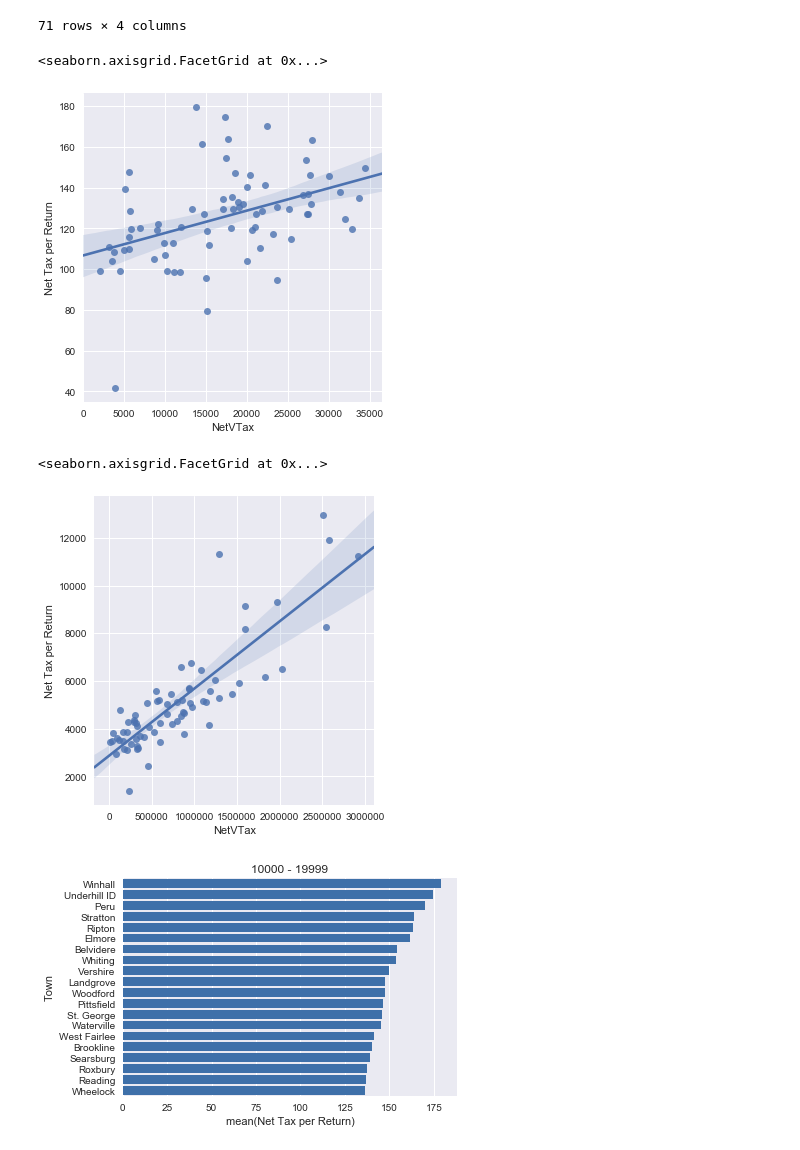
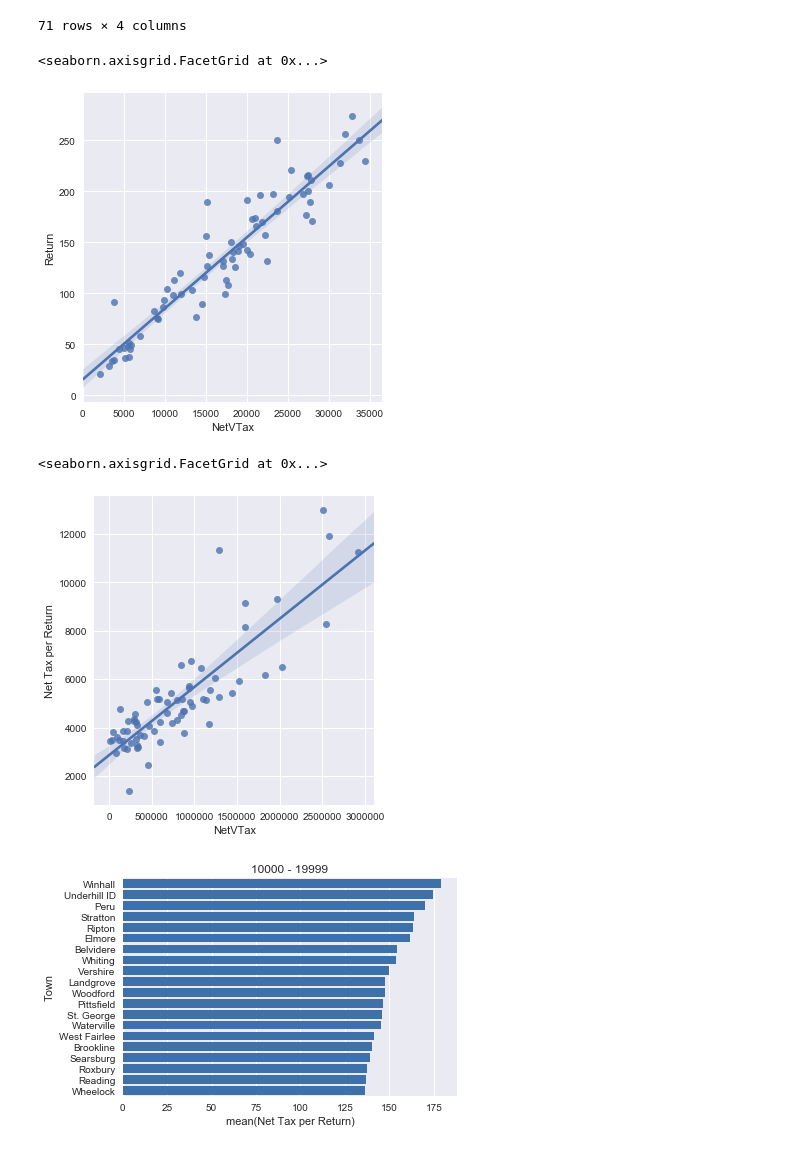
Before and after one commit to VCGIkefortney/Income-Tax-Data-Cleaning-Town-2005-2015, a Jupyter notebook: Town Income Tax Data Exploration.ipynb, the cells around one changed output. Saved outputs shown, nothing was run; the diff lists cells and outputs as text; code cells hidden in the pictures.

Commit message:
Additional code for cleaning towns

```diff
--- a/Town Income Tax Data Exploration.ipynb
+++ b/Town Income Tax Data Exploration.ipynb
@@ -16,15 +17,3 @@ towntax = pd.read_csv("cumltowntaxincome.csv")
 towntax = towntax.replace('*', np.NaN)
 towntax = towntax.replace(' ', np.NaN)
 towntax = towntax.replace('* ', np.NaN)
-# %%
-towntax['Return'] = pd.to_numeric(towntax['Return'])
-towntax['Exempt'] = pd.to_numeric(towntax['Exempt'])
-towntax['MarJnt'] = pd.to_numeric(towntax['MarJnt'])
-towntax['Single'] = pd.to_numeric(towntax['Single'])
-towntax['MarSep'] = pd.to_numeric(towntax['MarSep'])
-towntax['HdHous'] = pd.to_numeric(towntax['HdHous'])
-towntax['AGI'] = pd.to_numeric(towntax['AGI'])
-towntax['FedTI'] = pd.to_numeric(towntax['FedTI'])
-towntax['VTI'] = pd.to_numeric(towntax['VTI'])
-towntax['NetVTax'] = pd.to_numeric(towntax['NetVTax'])
-towntax.info()
@@ -49,0 +20,5 @@ memory usage: 1.4+ MB
+# %%
+colname = ['Return','Exempt','MarJnt','Single','MarSep','HdHous','AGI','FedTI','VTI','NetVTax']
+
+for x in colname:
+    towntax[x] = pd.to_numeric(towntax[x])
@@ -134,15 +130,15 @@ town2sum
 | 53 | Stamford | 173.0 | 2.402131e+05 | 1388.514857 |
 71 rows × 4 columns
 # %%
-sns.lmplot(x='NetVTax', y='Net Tax per Return', data=town1sum)
+sns.lmplot(x='NetVTax', y='Return', data=town1sum)
 # %% [output]
 <seaborn.axisgrid.FacetGrid at 0x...>
-[figure, old version]
+[figure, new version]
 # %%
 sns.lmplot(x='NetVTax', y='Net Tax per Return', data=town2sum)
 # %% [output]
 <seaborn.axisgrid.FacetGrid at 0x...>
-[figure, old version]
+[figure, new version]
 # %%
 data = town1sum[0:20]
 sns.barplot(x='Net Tax per Return', y='Town', data=data, color=sns.xkcd_rgb["medium blue"])
```
Also changed, not shown: parts of 8 cells of this notebook, 1 other file.
